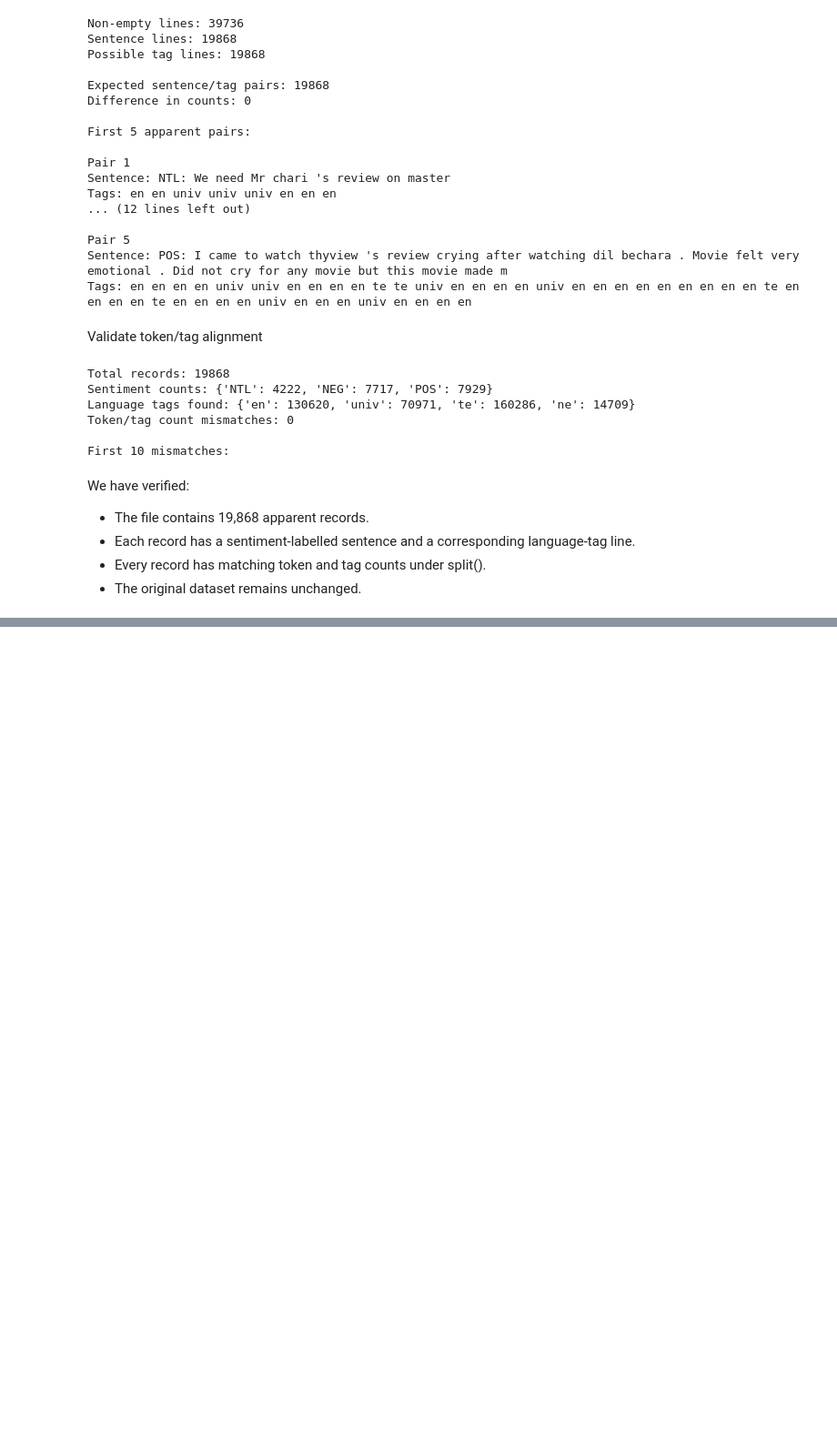
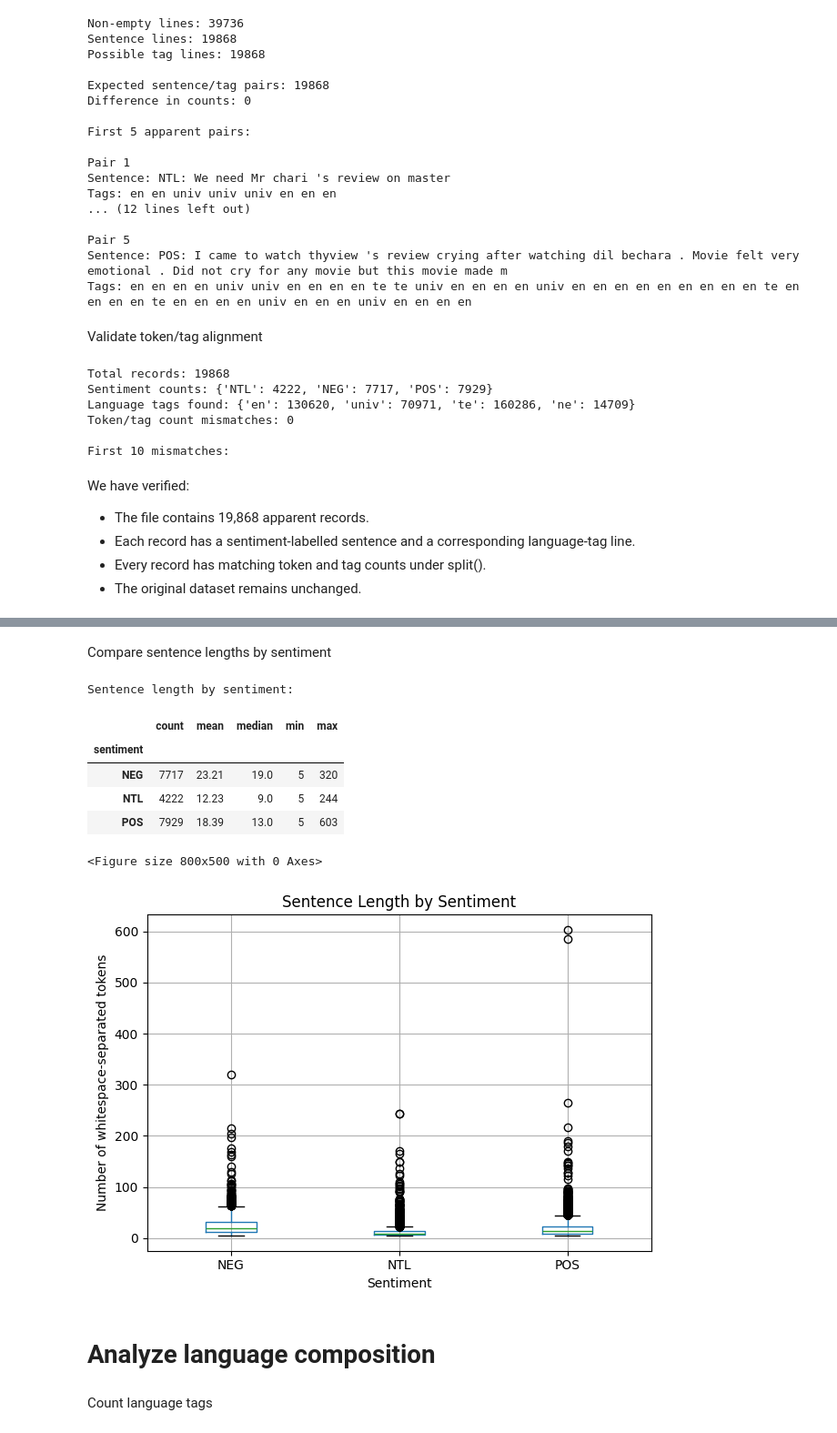
Before and after one commit to rushindrareddyyasa/romanized-telugu-nlp, a Jupyter notebook: notebooks/02_dataset_exploration.ipynb, the cells around one changed output, grey strips where cells are left out. Shown at 91% size. Drawn from its saved outputs; the diff is of its cells as text; code cells hidden in the pictures; blank space fills up the shorter version.

```diff
--- a/notebooks/02_dataset_exploration.ipynb
+++ b/notebooks/02_dataset_exploration.ipynb
@@ -224,0 +529,34 @@ We have verified:
+# %% [markdown]
+Compare sentence lengths by sentiment
+# %%
+print("Sentence length by sentiment:")
+display(
+    df.groupby("sentiment")["token_count"]
+      .agg(["count", "mean", "median", "min", "max"])
+      .round(2)
+)
+
+plt.figure(figsize=(8, 5))
+
+df.boxplot(column="token_count", by="sentiment")
+
+plt.title("Sentence Length by Sentiment")
+plt.suptitle("")
+plt.xlabel("Sentiment")
+plt.ylabel("Number of whitespace-separated tokens")
+
+plt.tight_layout()
+plt.show()
+# %% [output]
+Sentence length by sentiment:
+|  | count | mean | median | min | max |
+| sentiment |  |  |  |  |  |
+| NEG | 7717 | 23.21 | 19.0 | 5 | 320 |
+| NTL | 4222 | 12.23 | 9.0 | 5 | 244 |
+| POS | 7929 | 18.39 | 13.0 | 5 | 603 |
+<Figure size 800x500 with 0 Axes>
+[figure, added]
+# %% [markdown]
+# Analyze language composition
+# %% [markdown]
+Count language tags
```
Also changed, not shown: parts of 22 cells of this notebook.
